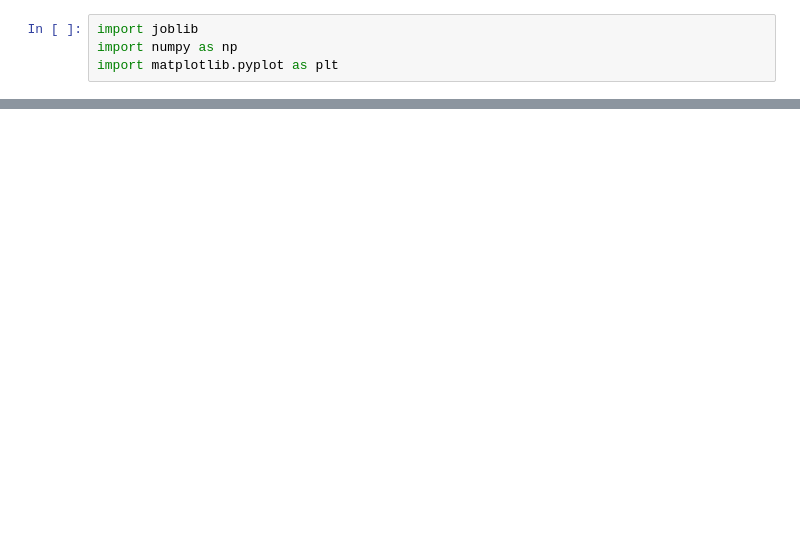
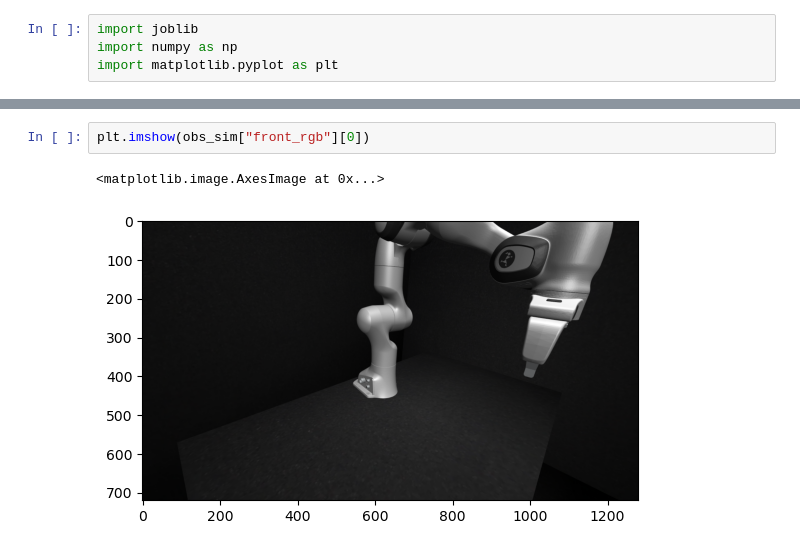
Before and after one commit to thomas0829/franka_control, a Jupyter notebook: notebooks/sim_vs_real.ipynb, the cells around one changed output, grey strips where cells are left out. Drawn from its saved outputs; the diff is of its cells as text; blank space fills up the shorter version.

```diff
--- a/notebooks/sim_vs_real.ipynb
+++ b/notebooks/sim_vs_real.ipynb
@@ -23,0 +33,5 @@ plt.legend()
+# %%
+plt.imshow(obs_sim["front_rgb"][0])
+# %% [output]
+<matplotlib.image.AxesImage at 0x...>
+[figure, added]
```
Also changed, not shown: parts of 4 cells of this notebook, 2 other files.
